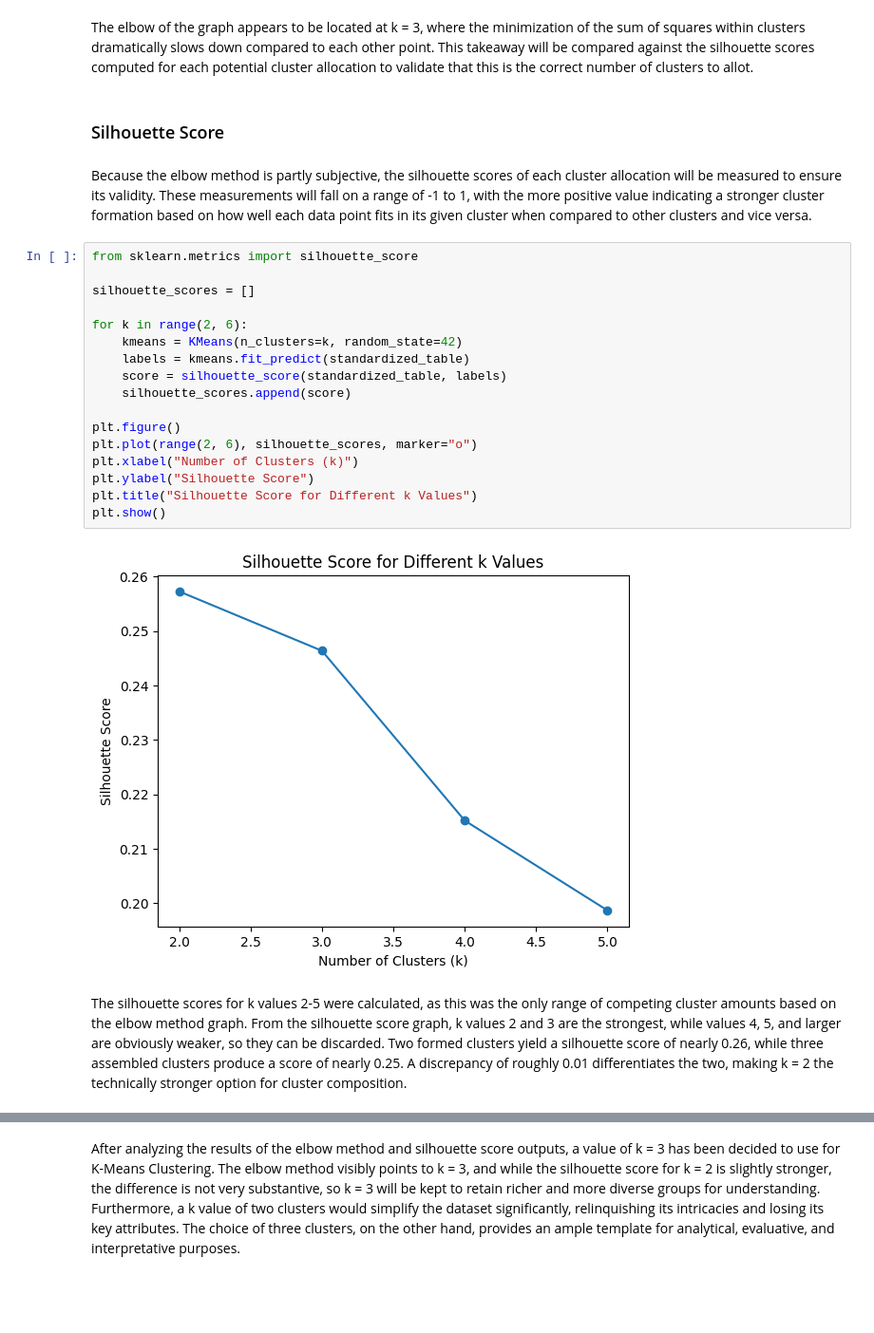
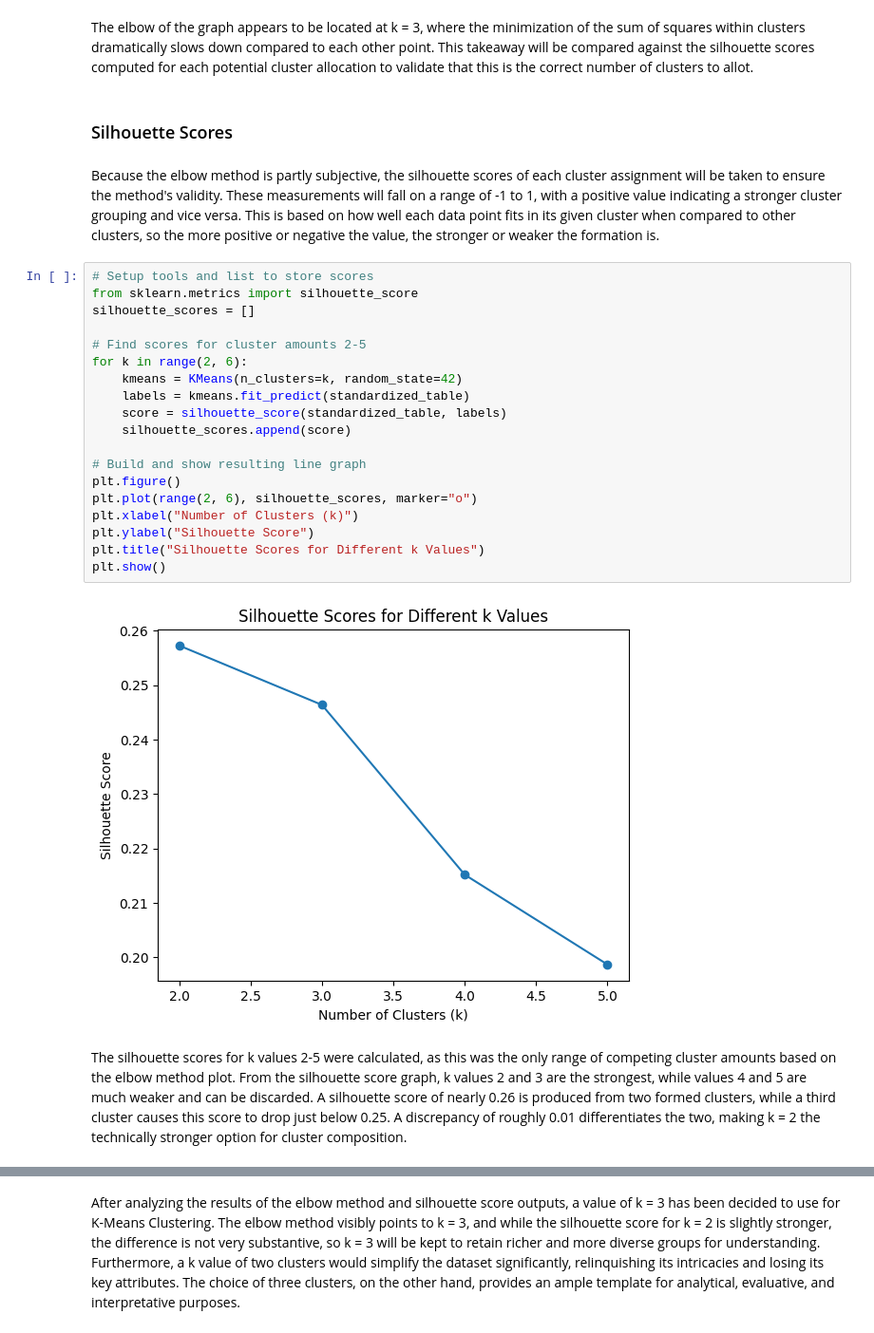
Before and after one commit to Chris83848/MLB-Data-Mining, a Jupyter notebook: notebooks/EDA.ipynb, the cells around one changed output, grey strips where cells are left out. Shown at 95% size. Cells and saved outputs as stored; diff of their text form; blank space fills up the shorter version.

```diff
--- a/notebooks/EDA.ipynb
+++ b/notebooks/EDA.ipynb
@@ -494,28 +498,30 @@ plt.show()
 # %% [markdown]
 The elbow of the graph appears to be located at k = 3, where the minimization of the sum of squares within clusters dramatically slows down compared to each other point. This takeaway will be compared against the silhouette scores computed for each potential cluster allocation to validate that this is the correct number of clusters to allot.
 # %% [markdown]
-### Silhouette Score
+### Silhouette Scores
 # %% [markdown]
-Because the elbow method is partly subjective, the silhouette scores of each cluster allocation will be measured to ensure its validity. These measurements will fall on a range of -1 to 1, with the more positive value indicating a stronger cluster formation based on how well each data point fits in its given cluster when compared to other clusters and vice versa.
+Because the elbow method is partly subjective, the silhouette scores of each cluster assignment will be taken to ensure the method's validity. These measurements will fall on a range of -1 to 1, with a positive value indicating a stronger cluster grouping and vice versa. This is based on how well each data point fits in its given cluster when compared to other clusters, so the more positive or negative the value, the stronger or weaker the formation is.
 # %%
+# Setup tools and list to store scores
 from sklearn.metrics import silhouette_score
-
 silhouette_scores = []
 
+# Find scores for cluster amounts 2-5
 for k in range(2, 6):
     kmeans = KMeans(n_clusters=k, random_state=42)
     labels = kmeans.fit_predict(standardized_table)
     score = silhouette_score(standardized_table, labels)
     silhouette_scores.append(score)
 
+# Build and show resulting line graph
 plt.figure()
 plt.plot(range(2, 6), silhouette_scores, marker="o")
 plt.xlabel("Number of Clusters (k)")
 plt.ylabel("Silhouette Score")
-plt.title("Silhouette Score for Different k Values")
+plt.title("Silhouette Scores for Different k Values")
 plt.show()
 # %% [output]
-[figure, old version]
+[figure, new version]
 # %% [markdown]
-The silhouette scores for k values 2-5 were calculated, as this was the only range of competing cluster amounts based on the elbow method graph. From the silhouette score graph, k values 2 and 3 are the strongest, while values 4, 5, and larger are obviously weaker, so they can be discarded. Two formed clusters yield a silhouette score of nearly 0.26, while three assembled clusters produce a score of nearly 0.25. A discrepancy of roughly 0.01 differentiates the two, making k = 2 the technically stronger option for cluster composition.
+The silhouette scores for k values 2-5 were calculated, as this was the only range of competing cluster amounts based on the elbow method plot. From the silhouette score graph, k values 2 and 3 are the strongest, while values 4 and 5 are much weaker and can be discarded. A silhouette score of nearly 0.26 is produced from two formed clusters, while a third cluster causes this score to drop just below 0.25. A discrepancy of roughly 0.01 differentiates the two, making k = 2 the technically stronger option for cluster composition.
 # %% [markdown]
```
Also changed, not shown: parts of 11 cells of this notebook.
